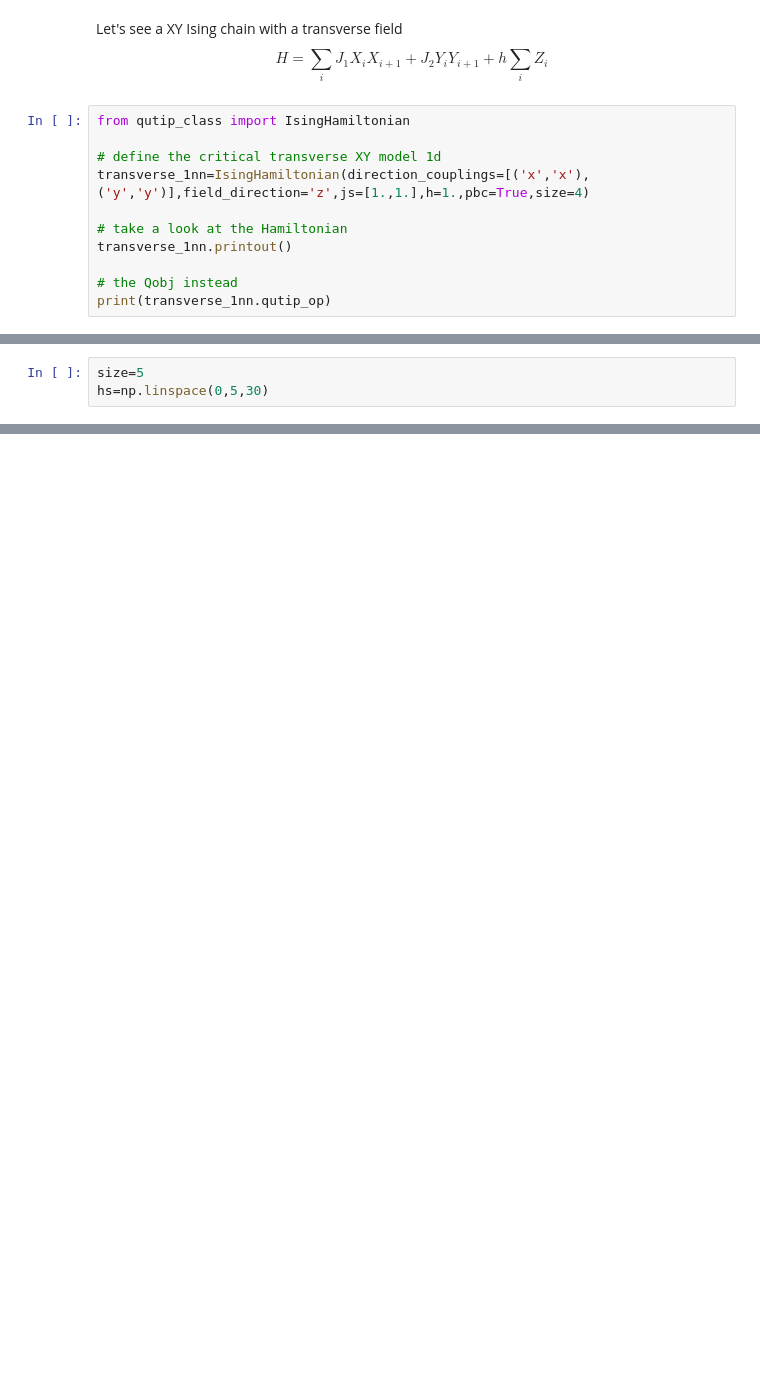
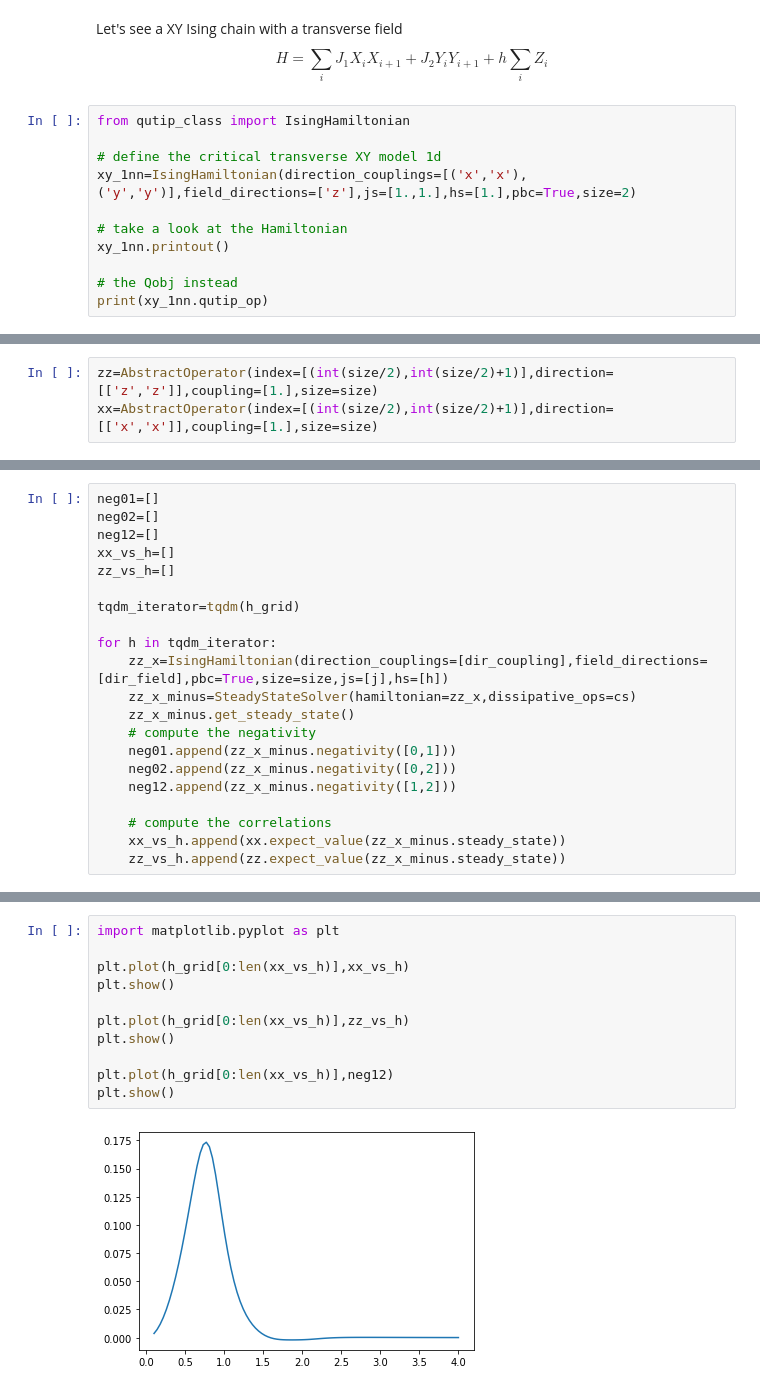
Before and after one commit to emacosta95/ManyBodySystemQutip, a Jupyter notebook: qutip_lab.ipynb, the cells around one changed output, grey strips where cells are left out. Saved outputs shown, nothing was run; the diff lists cells and outputs as text; blank space fills up the shorter version.

Commit message:
implement negativity method, finish the notebook

```diff
--- a/qutip_lab.ipynb
+++ b/qutip_lab.ipynb
@@ -212,13 +217,13 @@ H=\sum_i J_1 X_i X_{i+1} + J_2 Y_i Y_{i+1} + h \sum_i Z_i
 from qutip_class import IsingHamiltonian
 
 # define the critical transverse XY model 1d
-transverse_1nn=IsingHamiltonian(direction_couplings=[('x','x'),('y','y')],field_direction='z',js=[1.,1.],h=1.,pbc=True,size=4)
+xy_1nn=IsingHamiltonian(direction_couplings=[('x','x'),('y','y')],field_directions=['z'],js=[1.,1.],hs=[1.],pbc=True,size=2)
 
 # take a look at the Hamiltonian
-transverse_1nn.printout()
+xy_1nn.printout()
 
 # the Qobj instead
-print(transverse_1nn.qutip_op)
+print(xy_1nn.qutip_op)
 # %% [output]
 Coupling Term:
 
@@ -244,3 +240,0 @@ Parameter
-# %%
-size=5
-hs=np.linspace(0,5,30)
@@ -321,0 +352,3 @@ Qobj data =
+# %%
+zz=AbstractOperator(index=[(int(size/2),int(size/2)+1)],direction=[['z','z']],coupling=[1.],size=size)
+xx=AbstractOperator(index=[(int(size/2),int(size/2)+1)],direction=[['x','x']],coupling=[1.],size=size)
@@ -321,0 +357,21 @@ Qobj data =
+# %%
+neg01=[]
+neg02=[]
+neg12=[]
+xx_vs_h=[]
+zz_vs_h=[]
+
+tqdm_iterator=tqdm(h_grid)
+
+for h in tqdm_iterator:
+    zz_x=IsingHamiltonian(direction_couplings=[dir_coupling],field_directions=[dir_field],pbc=True,size=size,js=[j],hs=[h])
+    zz_x_minus=SteadyStateSolver(hamiltonian=zz_x,dissipative_ops=cs)
+    zz_x_minus.get_steady_state()
+    # compute the negativity
+    neg01.append(zz_x_minus.negativity([0,1]))
+    neg02.append(zz_x_minus.negativity([0,2]))
+    neg12.append(zz_x_minus.negativity([1,2]))
+
+    # compute the correlations
+    xx_vs_h.append(xx.expect_value(zz_x_minus.steady_state))
+    zz_vs_h.append(zz.expect_value(zz_x_minus.steady_state))
@@ -321,0 +380,13 @@ Qobj data =
+# %%
+import matplotlib.pyplot as plt
+
+plt.plot(h_grid[0:len(xx_vs_h)],xx_vs_h)
+plt.show()
+
+plt.plot(h_grid[0:len(xx_vs_h)],zz_vs_h)
+plt.show()
+
+plt.plot(h_grid[0:len(xx_vs_h)],neg12)
+plt.show()
+# %% [output]
+[figure, added]
```
Also changed, not shown: parts of 27 cells of this notebook, 1 other file.
